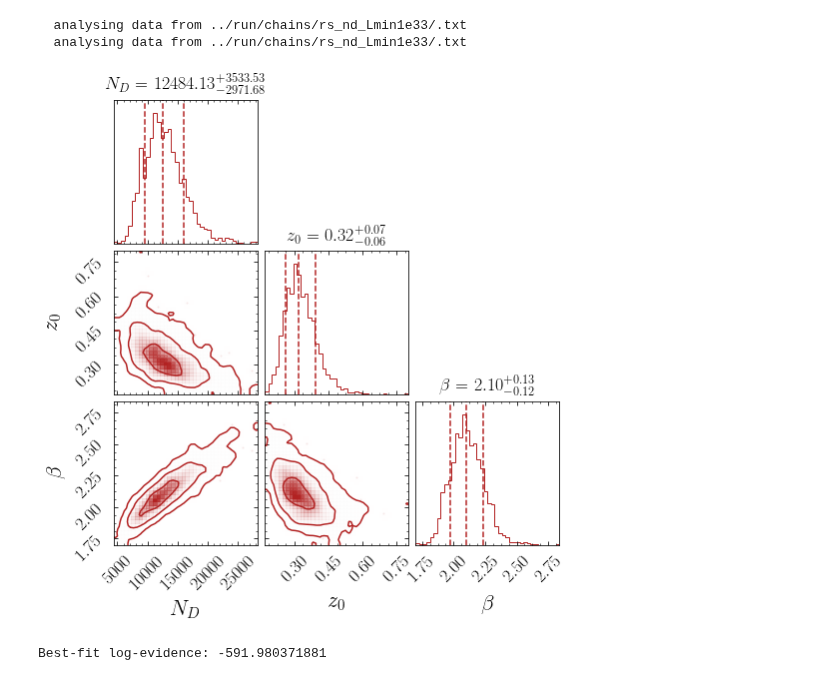
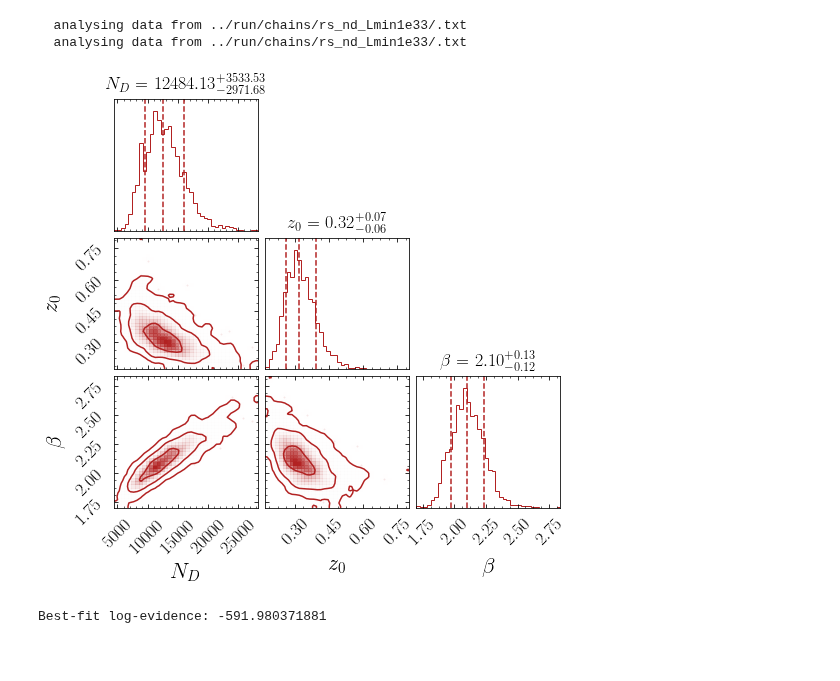
Before and after one commit to bsafdi/GCE-2FIG, a Jupyter notebook: notebooks/4_2_Full_Scans_VaryLmin.ipynb, the cells around one changed output. Cells and saved outputs as stored; diff of their text form; code cells hidden in the pictures; blank space fills up the shorter version.

```diff
--- a/notebooks/4_2_Full_Scans_VaryLmin.ipynb
+++ b/notebooks/4_2_Full_Scans_VaryLmin.ipynb
@@ -146,9 +148,10 @@ lge_nd_global = np.array(rs_nd.get_global_lge(chains_dir=chains_dir))
   analysing data from ../run/chains/rs_nd_Lmin1e33/.txt
 # %%
 rs_nd.plot_corner(labels = ['$N_D$','$z_0$', '$\\beta$'], chains_dir=chains_dir)
+plt.subplots_adjust(bottom = .2)
 plt.savefig("plots/rs_nd_Lmin1e33.pdf")
 # %% [output]
-[figure, old version]
+[figure, new version]
 # %%
 print "Best-fit log-evidence:",2*lge_nd
 # %% [output]
```
Also changed, not shown: parts of 3 cells of this notebook, 13 other files.
